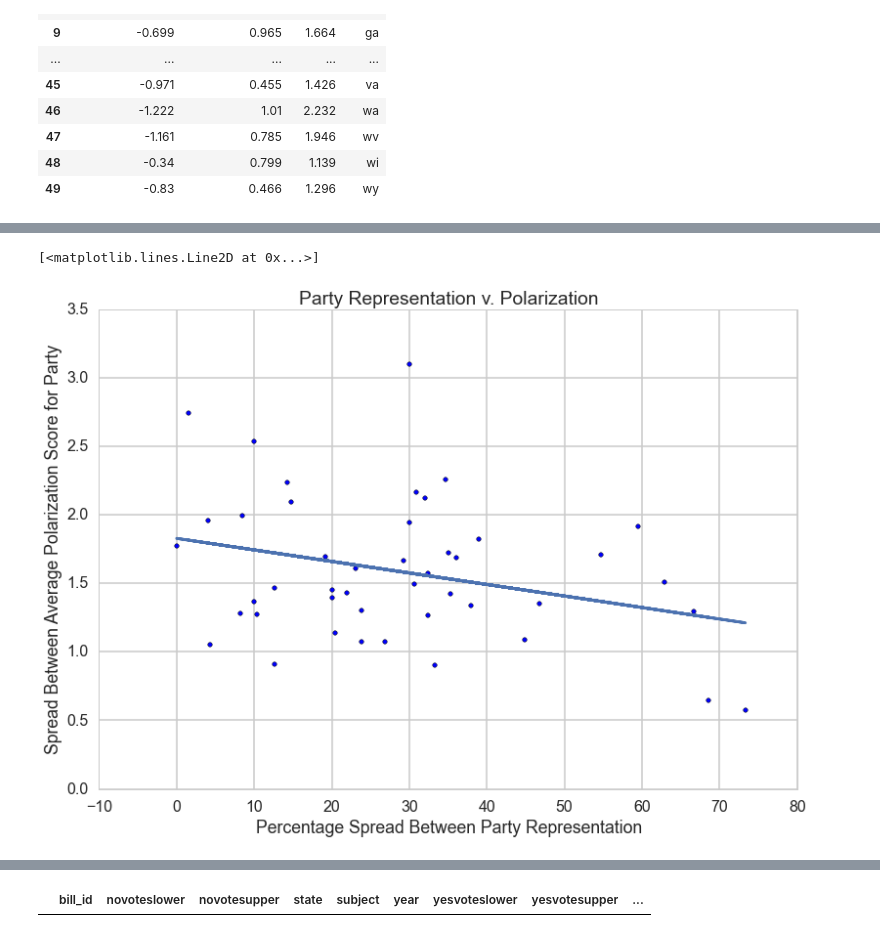
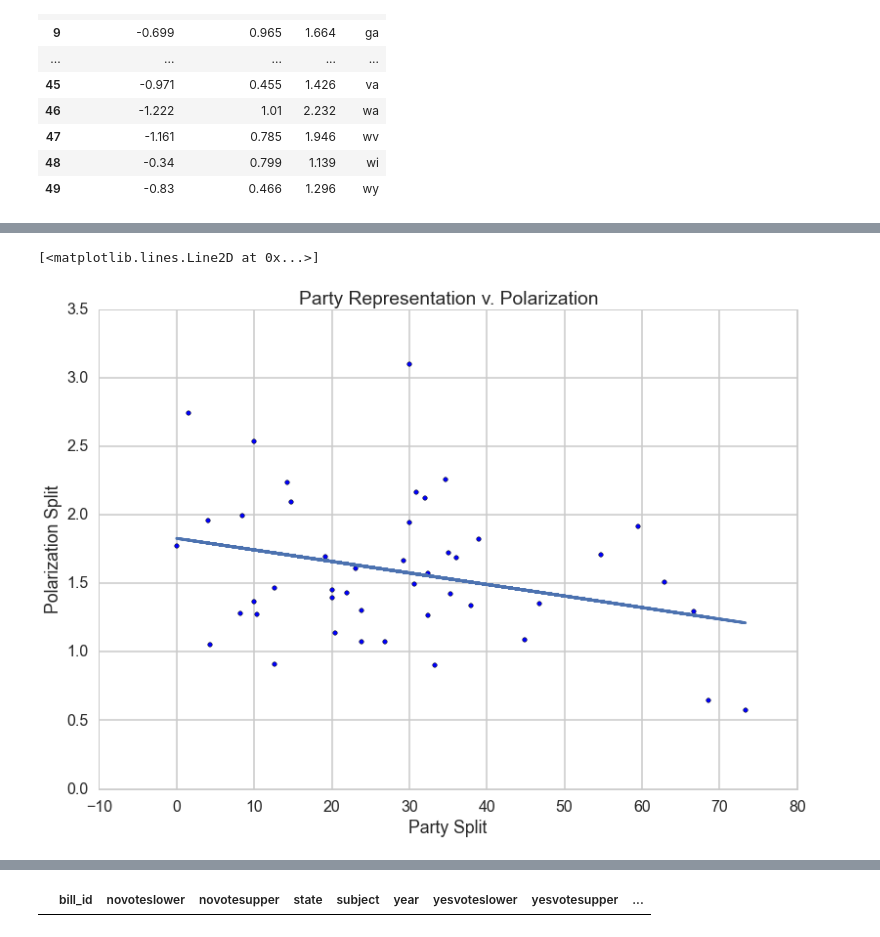
Before and after one commit to HalleOrr/Economics-1425, a Jupyter notebook: Economics 1425.ipynb, the cells around one changed output, grey strips where cells are left out. Cells and saved outputs as stored; diff of their text form; code cells hidden in the pictures.

```diff
--- a/Economics 1425.ipynb
+++ b/Economics 1425.ipynb
@@ -472,30 +463,30 @@ dtype: int64
 # %%
 ### shor mccarthy data
 state_keys = ['al','ak','az','ar','ca','co','ct','de','fl','ga','hi','id','il','in','ia','ks','ky','la','me','md','ma','mi','mn','ms','mo','mt','ne','nv','nh','nj','nm','ny','nc','nd','oh','ok','or','pa','ri','sc','sd','tn','tx','ut','vt','va','wa','wv','wi','wy']
-shor_house_dems = [-0.511, -0.487, 0.223, -1.441, -1.647, -1.397, -1.148, -0.845, -0.998, -0.699, -0.728, -0.978,
+shor_house_dems2012 = [-0.511, -0.487, 0.223, -1.441, -1.647, -1.397, -1.148, -0.845, -0.998, -0.699, -0.728, -0.978,
                    -0.925, -1.079, -0.464, 'N/A', 'N/A', -0.228, 'N/A', -1.119, -0.997, -1.094, -1.102, 'N/A', -0.476,
                    -1.052, -0.728, -0.341, 'N/A', -0.894, -1.007, -1.092, -0.724, -1.419, -0.774, -0.115, -1.116, -0.595,
                    -0.484, -0.518, -0.368, -0.553, -1.024, -0.823, -0.850, -0.971, -1.222, -1.161, -0.340, -0.830]
-shor_house_reps = [0.793, 0.876, 1.125, 1.095, 1.449, 1.342, 0.120, 0.225, 0.724, 0.965, -0.083, 0.529, 1.066, 0.370,
+shor_house_reps2012 = [0.793, 0.876, 1.125, 1.095, 1.449, 1.342, 0.120, 0.225, 0.724, 0.965, -0.083, 0.529, 1.066, 0.370,
                    0.927, 'N/A', 'N/A', 0.684, 'N/A', 0.840, 0.826, 0.823, 0.994, 'N/A', 0.804, 1.114, 0.960, 0.732,
                    'N/A', 0.711, 0.045, 1.031, 0.743, -0.066, 0.920, 1.221, 0.656, 0.677, 0.091, 0.912, 0.723, 0.942,
                    1.234, 0.882, 0.720, 0.455, 1.010, 0.785, 0.799, 0.466]
-shor_house_spread = [1.304, 1.363, 0.902, 2.536, 3.096, 2.739, 1.268, 1.070, 1.722, 1.664, 0.645, 1.507, 1.991, 1.449,
+shor_house_spread2012 = [1.304, 1.363, 0.902, 2.536, 3.096, 2.739, 1.268, 1.070, 1.722, 1.664, 0.645, 1.507, 1.991, 1.449,
                      1.391, float('Nan'), float('Nan'), 0.912, float('Nan'), 1.959, 1.823, 1.917, 2.096, float('Nan'), 1.280, 2.166, 1.688, 1.073,
                      float('Nan'), 1.605, 1.052, 2.123, 1.467, 1.353, 1.694, 1.336, 1.772, 1.272, 0.575, 1.430, 1.091, 1.495,
                      2.258, 1.705, 1.570, 1.426, 2.232, 1.946, 1.139, 1.296]
 
-shor_house_spread2 = [1.304, 1.363, 0.902, 2.536, 3.096, 2.739, 1.268, 1.070, 1.722, 1.664, 0.645, 1.507, 1.991, 1.449,
+shor_house_spread22012 = [1.304, 1.363, 0.902, 2.536, 3.096, 2.739, 1.268, 1.070, 1.722, 1.664, 0.645, 1.507, 1.991, 1.449,
                      1.391, 0.912, 1.959, 1.823, 1.917, 2.096, 1.280, 2.166, 1.688, 1.073, 1.605, 1.052, 2.123, 1.467,
                      1.353, 1.694, 1.336, 1.772, 1.272, 0.575, 1.430, 1.091, 1.495,
                      2.258, 1.705, 1.570, 1.426, 2.232, 1.946, 1.139, 1.296]
 
 ### creates dictinoary of shor mccarthy data
 categories3 = ["state", "shor house dems", "shor house reps", "spread"]
-combined2 = [state_keys, shor_house_dems, shor_house_reps, shor_house_spread]
-shor_dict = dict(zip(categories3, combined2))
-shordf = pd.DataFrame(shor_dict)
-shordf
+combined2 = [state_keys, shor_house_dems2012, shor_house_reps2012, shor_house_spread2012]
+shor_dict2012 = dict(zip(categories3, combined2))
+shordf2012 = pd.DataFrame(shor_dict2012)
+shordf2012
 # %% [output]
 |  | shor house dems | shor house reps | spread | state |
 | 0 | -0.511 | 0.793 | 1.304 | al |
@@ -518,31 +509,31 @@ shordf
 ### OLS regression, shor scores versus party spreads
 state_keys = ['al','ak','az','ar','ca','co','ct','de','fl','ga','hi','id','il','in','ia','la','me','md','ma','mi','mn','mo','mt','nv','nj','nm','ny','nc','nd','oh','ok','or','pa','ri','sc','sd','tn','tx','ut','vt','va','wa','wv','wi','wy']
 categories4 = ["house spread", "shor score spread"]
-hslist = propdf.drop(['ks','ky','ne','ms','nh'])
+hslist = propdf2012.drop(['ks','ky','ne','ms','nh'])
 hslist2 = hslist['house spread'].tolist()
-combined3 = [hslist2, shor_house_spread2]
-spread_dict = dict(zip(categories4, combined3))
-spreaddf = pd.DataFrame(spread_dict, index = state_keys)
+combined3 = [hslist2, shor_house_spread22012]
+spread_dict2012 = dict(zip(categories4, combined3))
+spreaddf2012 = pd.DataFrame(spread_dict2012, index = state_keys)
 
 ### add constant
 hslist2 = sm.add_constant(hslist2)
 hslist2
 
 ### OLS regression
-olsest = sm.OLS(spreaddf2['shor score spread'], hslist2)
+olsest = sm.OLS(spreaddf2012['shor score spread'], hslist2)
 olsest = olsest.fit()
 print olsest.summary()
 print olsest.params
 
 ### line of best fit
-predict_y = 1.8271 + -0.0084 * spreaddf['house spread']
+predict_y = 1.8271 + -0.0084 * spreaddf2012['house spread']
 
 ### scatter plot
-plt.scatter(spreaddf['house spread'], spreaddf['shor score spread'])
-plt.xlabel('Percentage Spread Between Party Representation')
-plt.ylabel('Spread Between Average Polarization Score for Party')
+plt.scatter(spreaddf2012['house spread'], spreaddf2012['shor score spread'])
+plt.xlabel('Party Split')
+plt.ylabel('Polarization Split')
 plt.title('Party Representation v. Polarization')
-pylab.plot(spreaddf['house spread'], predict_y)
+pylab.plot(spreaddf2012['house spread'], predict_y)
 
 ### MY RESULTS ARE SIGNIFICANT!!!
 # %% [output]
@@ -556,12 +547,12 @@ Time:                        16:00:45   Log-Likelihood:                -31.658
 No. Observations:                  45   AIC:                             67.32
 Df Residuals:                      43   BIC:                             70.93
 Df Model:                           1
 Covariance Type:            nonrobust
 ==============================================================================
 ... (12 lines left out)
 [1] Standard Errors assume that the covariance matrix of the errors is correctly specified.
 const    1.827072
 x1      -0.008410
 dtype: float64
 [<matplotlib.lines.Line2D at 0x...>]
-[figure, old version]
+[figure, new version]
```
Also changed, not shown: parts of 36 cells of this notebook.
